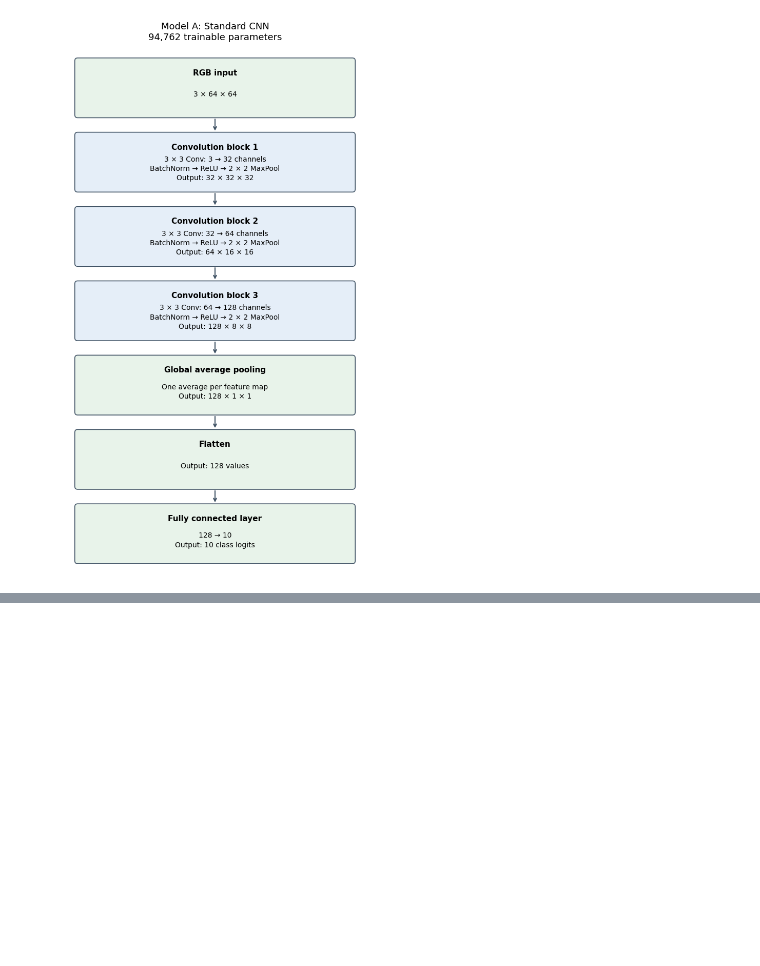
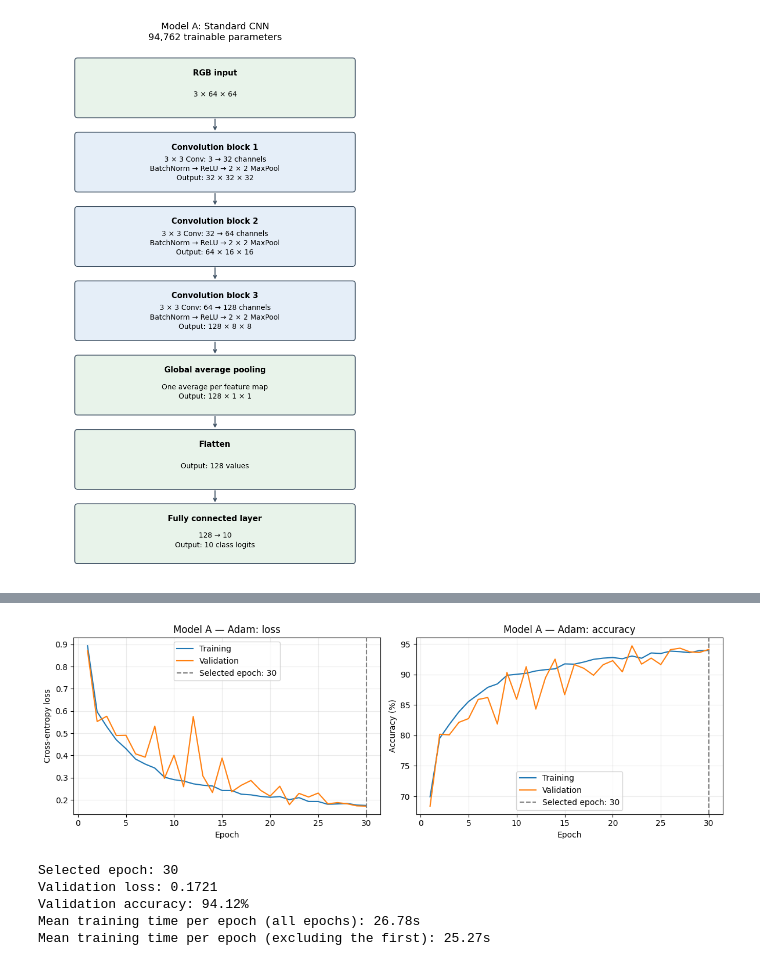
Before and after one commit to Abdul-Rahman-bme/EN3150-Group-Assignment-03-CNN, a Jupyter notebook: test.ipynb, the cells around one changed output, grey strips where cells are left out. Cells and saved outputs as stored; diff of their text form; code cells hidden in the pictures; blank space fills up the shorter version.

Commit message:
Refactor CNN notebook into reusable CLI modules

```diff
--- a/test.ipynb
+++ b/test.ipynb
@@ -80,17 +86,18 @@ I use paths relative to the project folder so the notebook can run
 on another computer without changing a personal file path.
 # %%
 from pathlib import Path
+from datetime import datetime, timezone
+from src.cnn_assignment.utils import project_root
 
-# I support running the notebook from the project folder or notebooks folder.
-PROJECT_ROOT = Path.cwd()
-if PROJECT_ROOT.name == "notebooks":
-    PROJECT_ROOT = PROJECT_ROOT.parent
-
-# I set the folders used to download and load the dataset.
+# I resolve the project from the package location.
+PROJECT_ROOT = project_root()
 RAW_DATA_DIR = PROJECT_ROOT / "data" / "raw"
 ARCHIVE_PATH = RAW_DATA_DIR / "eurosat" / "EuroSAT.zip"
 DATA_ROOT = RAW_DATA_DIR / "eurosat" / "2750"
-
+NOTEBOOK_REPORT_DIR = PROJECT_ROOT / "outputs" / "reports" / (
+    "notebook_" + datetime.now(timezone.utc).strftime("%Y%m%dT%H%M%S%fZ")
+)
+NOTEBOOK_REPORT_DIR.mkdir(parents=True, exist_ok=False)
 print("Project folder:", PROJECT_ROOT)
 print("Image folder:", DATA_ROOT)
 # %% [output]
@@ -1027,0 +1198,17 @@ plt.show()
+# %%
+EPOCHS = saved_config["epochs"]
+WEIGHT_DECAY = saved_config["weight_decay"]
+RUN_DIR = PROJECT_ROOT / "outputs" / "custom_cnn"
+optimizer_settings = {
+    "adam": {"lr": 0.001}, "sgd": {"lr": 0.01},
+    "sgd_momentum": {"lr": 0.01, "momentum": 0.9},
+}
+model_classes = {"model_a": StandardCNN, "model_b": LightweightCNN}
+experiment_settings = pd.DataFrame([
+    {"model": name, "optimizer": optimizer, "learning_rate": settings["lr"],
+     "weight_decay": WEIGHT_DECAY, "epochs": EPOCHS, "batch_size": BATCH_SIZE}
+    for name in model_classes for optimizer, settings in optimizer_settings.items()
+])
+display(experiment_settings)
+print("Results folder:", RUN_DIR)
+print("I start new runs with the terminal train command in README.md.")
@@ -1027,0 +1282,17 @@ plt.show()
+# %%
+from cnn_assignment.plotting import plot_history
+from IPython.display import Image as DisplayImage
+
+# I plot a saved history in a new report folder.
+run_a_adam = RUN_DIR / "model_a_adam_lr0.001"
+plot_path = NOTEBOOK_REPORT_DIR / "model_a_adam_lr0.001_learning_curves.png"
+summary = plot_history(run_a_adam, plot_path)
+display(DisplayImage(filename=str(plot_path)))
+display(pd.DataFrame([summary]))
+# %% [output]
+[figure, added]
+Selected epoch: 30
+Validation loss: 0.1721
+Validation accuracy: 94.12%
+Mean training time per epoch (all epochs): 26.78s
+Mean training time per epoch (excluding the first): 25.27s
```
Also changed, not shown: parts of 55 cells of this notebook, 15 other files.
